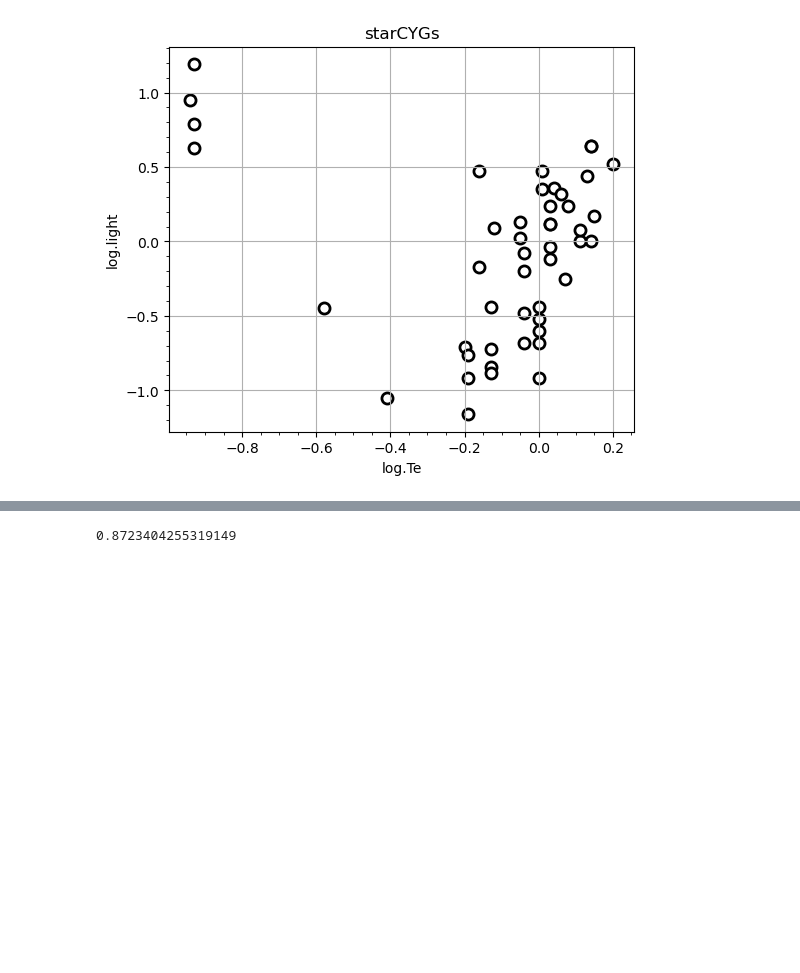
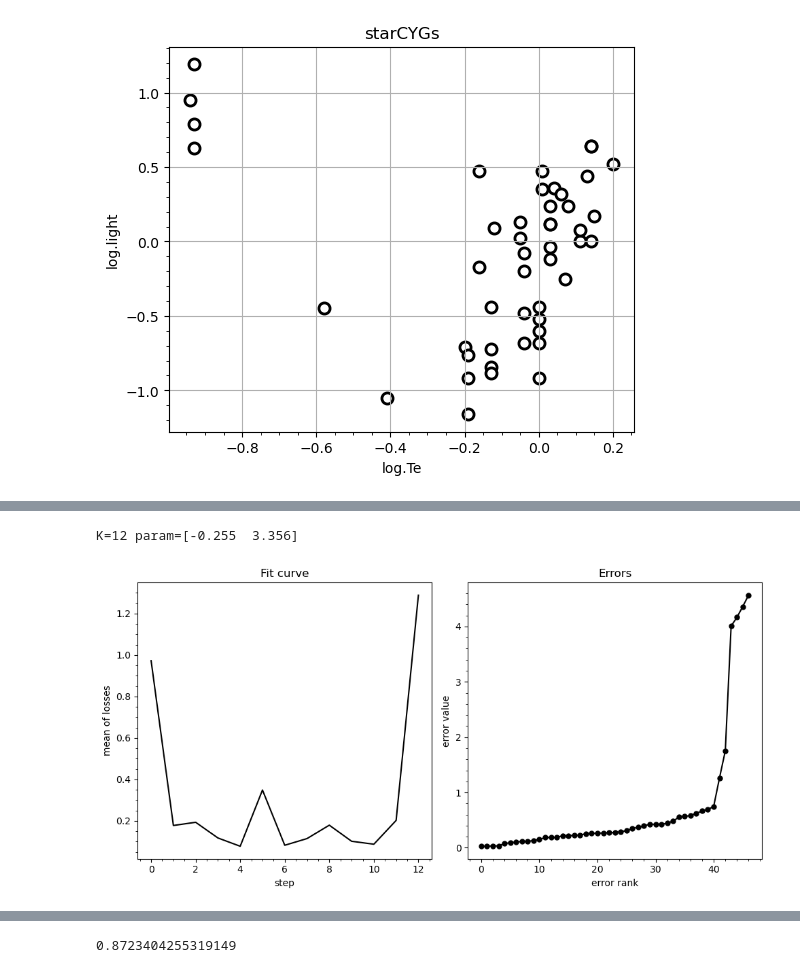
Before and after one commit to intellimath/mlgrad, a Jupyter notebook: examples/test_robust_regression.ipynb, the cells around one changed output, grey strips where cells are left out. Saved outputs shown, nothing was run; the diff lists cells and outputs as text; code cells hidden in the pictures; blank space fills up the shorter version.

```diff
--- a/examples/test_robust_regression.ipynb
+++ b/examples/test_robust_regression.ipynb
@@ -116,3 +117,11 @@ K=5 param=[-0.048  2.546]
+# %%
+avg_wmz_irls = regr.averaging_function('WMZ', funcs.SoftAbs_Sqrt(0.001), kwds={'tau':3.5})
+alg_wmz_irls = regr.m_regression_irls(Xs, Y, mod_wmz_irls, agg_func=avg_wmz_irls, h=0.001,
+                                      n_iter2=70, verbose=1)
+err_wmz_irls = plots.plot_losses_and_errors(alg_wmz_irls, Xs, Y)
+# %% [output]
+K=12 param=[-0.255  3.356]
+[figure, added]
 # %%
 # mod_swm_irls = models.LinearModel(1)
 # mod_swm_irls.init_param()
```
Also changed, not shown: parts of 7 cells of this notebook, 41 other files.
